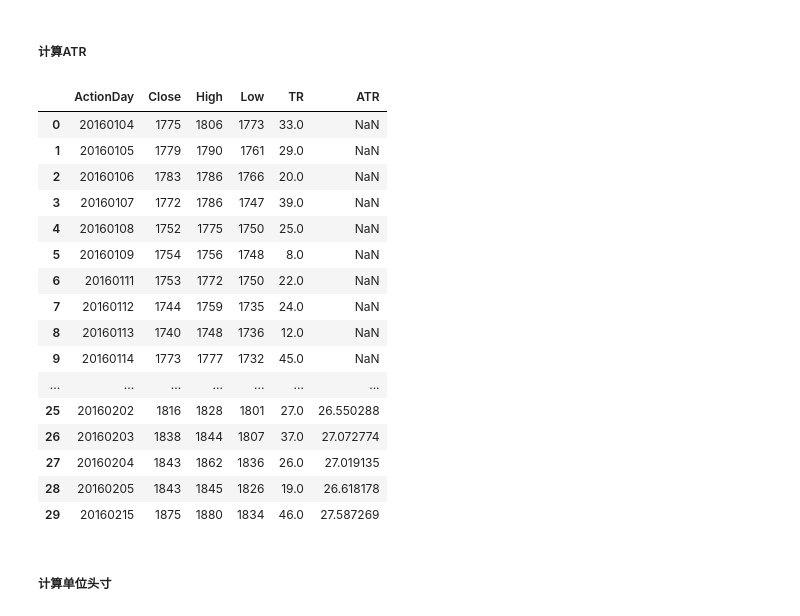
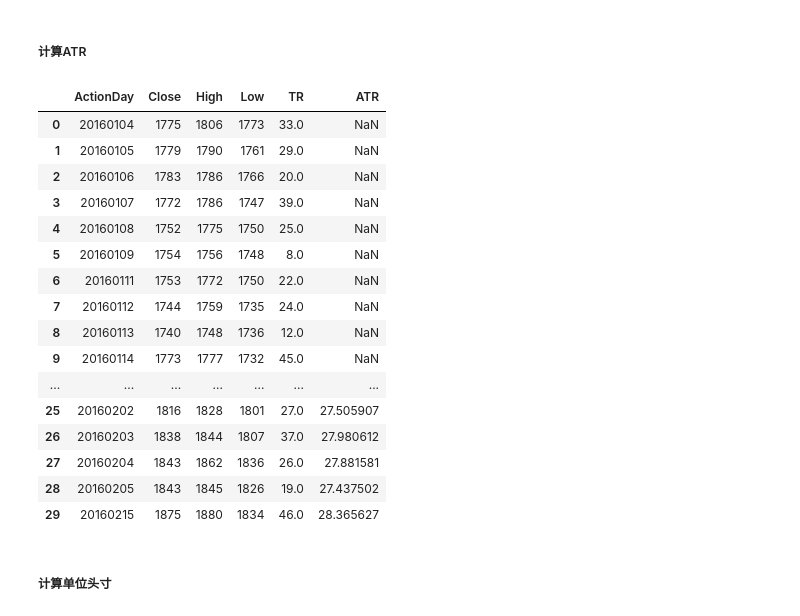
Before and after one commit to christinemu/quant-trading, a Jupyter notebook: TradingStrategy.ipynb, the cells around one changed output. Saved outputs shown, nothing was run; the diff lists cells and outputs as text; code cells hidden in the pictures.

```diff
--- a/TradingStrategy.ipynb
+++ b/TradingStrategy.ipynb
@@ -698,7 +711,7 @@ for idx, row in rbDaily.iterrows():
     if idx == 0:
         rbDaily.loc[idx,'TR'] = row['High'] - row['Low']
     else:
-        rbDaily.loc[idx,'TR'] = max(row['High'] - row['Low'],np.abs(rbDaily.loc[idx-1,'Close']-row['High']),np.abs(rbDaily.loc[idx-1,'Close']-row['High']))
+        rbDaily.loc[idx,'TR'] = max(row['High'] - row['Low'],np.abs(rbDaily.loc[idx-1,'Close']-row['High']),np.abs(rbDaily.loc[idx-1,'Close']-row['Low']))
 rbDaily.tail()
 # %% [output]
 |  | ActionDay | Close | High | Low | TR |
@@ -710,30 +723,30 @@ rbDaily.tail()
 # %% [markdown]
 ##### 计算ATR
 # %%
-rbDaily.loc[19,'ATR'] = rbDaily.loc[:19,'TR'].sum()/20
+rbDaily.loc[19,'ATR'] = rbDaily.loc[:20,'TR'].sum()/20
 for idx, row in rbDaily.iterrows():
     if idx > 19:
         rbDaily.loc[idx,'ATR'] = (19*rbDaily.loc[idx-1,'ATR']+row['TR'])/20
 
 rbDaily.head(30)
 # %% [output]
 |  | ActionDay | Close | High | Low | TR | ATR |
 | 0 | 20160104 | 1775 | 1806 | 1773 | 33.0 | NaN |
 | 1 | 20160105 | 1779 | 1790 | 1761 | 29.0 | NaN |
 | 2 | 20160106 | 1783 | 1786 | 1766 | 20.0 | NaN |
 | 3 | 20160107 | 1772 | 1786 | 1747 | 39.0 | NaN |
 | 4 | 20160108 | 1752 | 1775 | 1750 | 25.0 | NaN |
 | 5 | 20160109 | 1754 | 1756 | 1748 | 8.0 | NaN |
 | 6 | 20160111 | 1753 | 1772 | 1750 | 22.0 | NaN |
 | 7 | 20160112 | 1744 | 1759 | 1735 | 24.0 | NaN |
 | 8 | 20160113 | 1740 | 1748 | 1736 | 12.0 | NaN |
 | 9 | 20160114 | 1773 | 1777 | 1732 | 45.0 | NaN |
 | ... | ... | ... | ... | ... | ... | ... |
-| 25 | 20160202 | 1816 | 1828 | 1801 | 27.0 | 26.550288 |
-| 26 | 20160203 | 1838 | 1844 | 1807 | 37.0 | 27.072774 |
-| 27 | 20160204 | 1843 | 1862 | 1836 | 26.0 | 27.019135 |
-| 28 | 20160205 | 1843 | 1845 | 1826 | 19.0 | 26.618178 |
-| 29 | 20160215 | 1875 | 1880 | 1834 | 46.0 | 27.587269 |
+| 25 | 20160202 | 1816 | 1828 | 1801 | 27.0 | 27.505907 |
+| 26 | 20160203 | 1838 | 1844 | 1807 | 37.0 | 27.980612 |
+| 27 | 20160204 | 1843 | 1862 | 1836 | 26.0 | 27.881581 |
+| 28 | 20160205 | 1843 | 1845 | 1826 | 19.0 | 27.437502 |
+| 29 | 20160215 | 1875 | 1880 | 1834 | 46.0 | 28.365627 |
 # %% [markdown]
 ##### 计算单位头寸
 # %%
```
Also changed, not shown: parts of 53 cells of this notebook, 2 other files.
